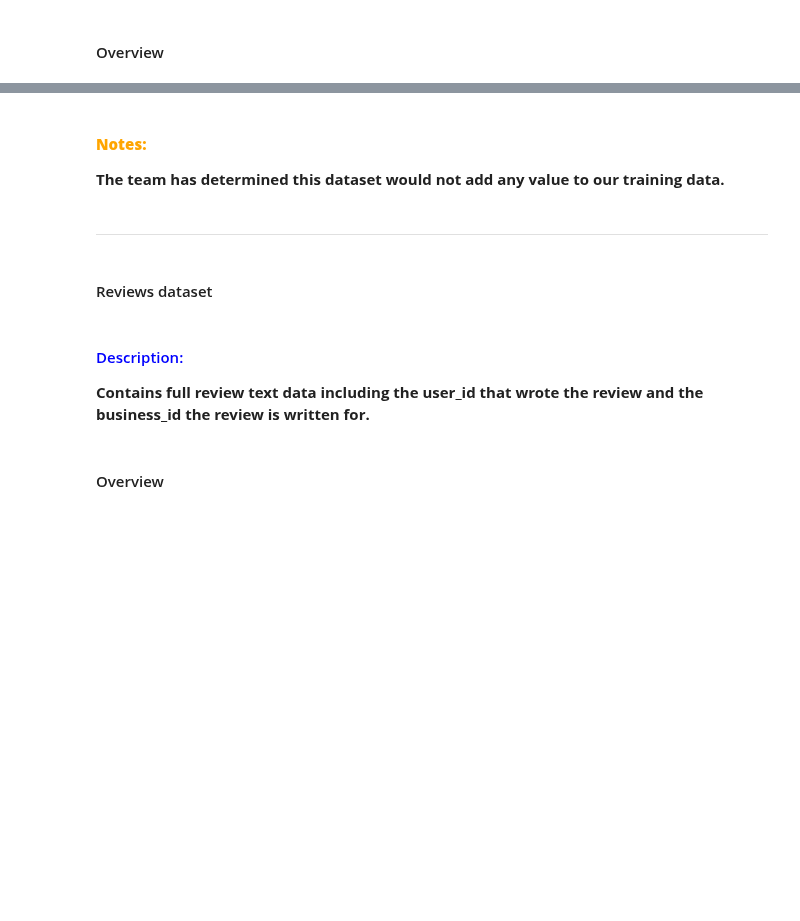
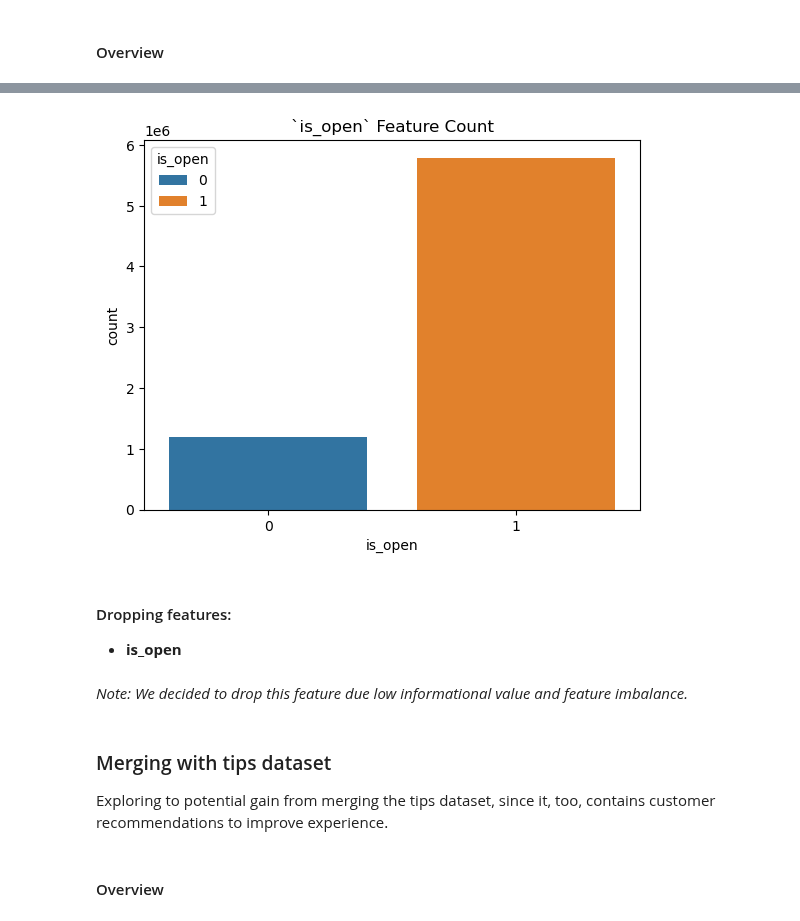
Before and after one commit to MxOdele/AI_Project_3_Group_01, a Jupyter notebook: placeholder_notebook.ipynb, the cells around one changed output, grey strips where cells are left out. Cells and saved outputs as stored; diff of their text form; code cells hidden in the pictures; blank space fills up the shorter version.

```diff
--- a/placeholder_notebook.ipynb
+++ b/placeholder_notebook.ipynb
@@ -188,10 +649,20 @@ checkin_df.info()
-# %% [markdown]
-#### **<font color='orange'> Notes:</font>**
-**The team has determined this dataset would not add any value to our training data.**
-# %% [markdown]
----
-# %% [markdown]
-#### Reviews dataset
-# %% [markdown]
-#### <font color = 'blue'>Description:</font>
-**Contains full review text data including the user_id that wrote the review and the business_id the review is written for.**
+# %%
+# Declaring plots
+fig,ax = plt.subplots()
+
+# Plotting figure
+sns.countplot(data_df,
+             x='is_open',
+             hue = 'is_open',
+             ax = ax).set_title('`is_open` Feature Count')
+
+# Saving the figure (commented out after initial save)
+plt.savefig('Images/is_open_Feature_Count.png')
+
+# Displaying the figure
+plt.show()
+# %% [output]
+[figure, added]
+# %% [markdown]
+#### Dropping features:
+- **is_open**
@@ -198,2 +672,8 @@ checkin_df.info()
+# %% [markdown]
+*Note: We decided to drop this feature due low informational value and feature imbalance.*
+# %% [markdown]
+### Merging with tips dataset
+
+Exploring to potential gain from merging the tips dataset, since it, too, contains customer recommendations to improve experience.
 # %% [markdown]
 #### Overview
```
Also changed, not shown: parts of 345 cells of this notebook.
